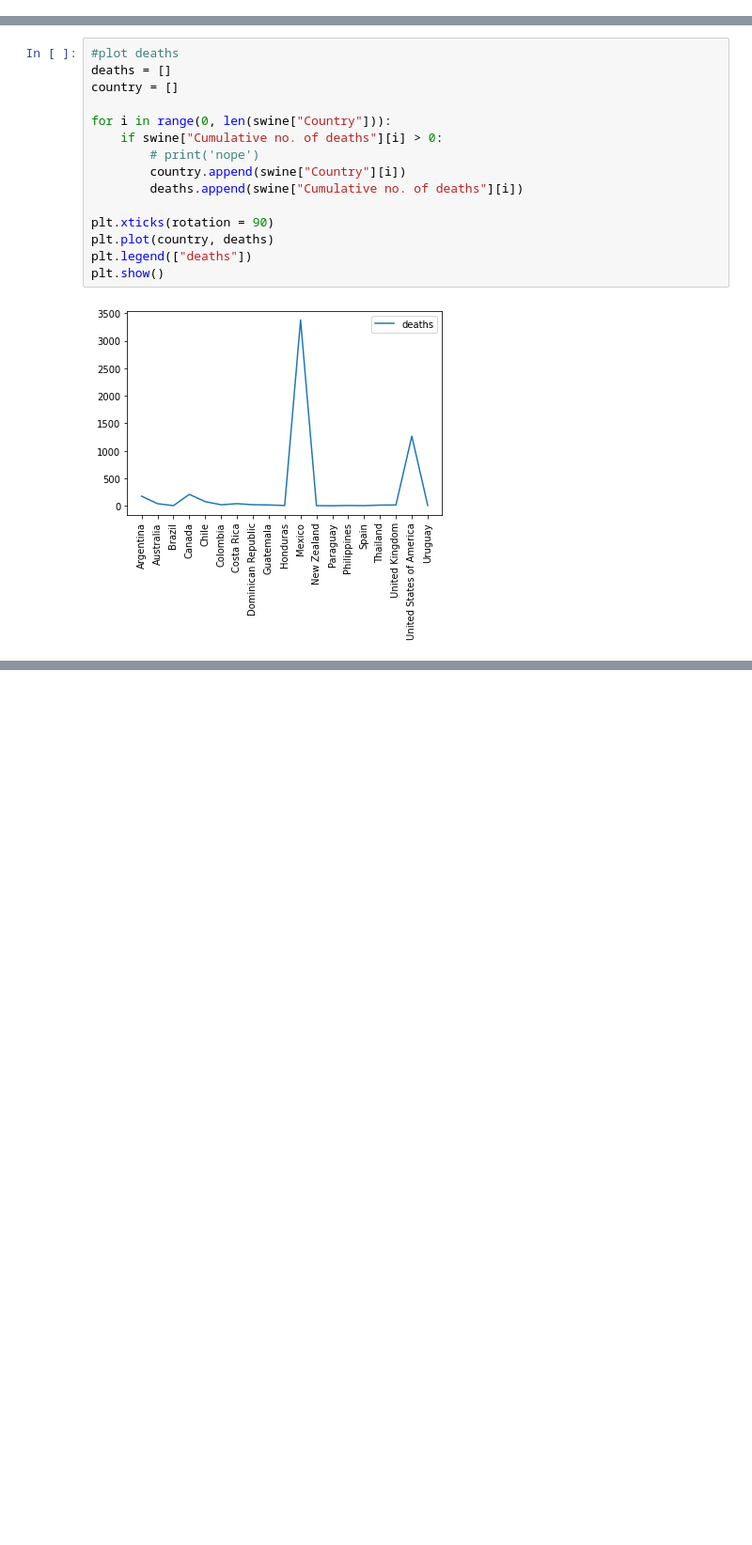
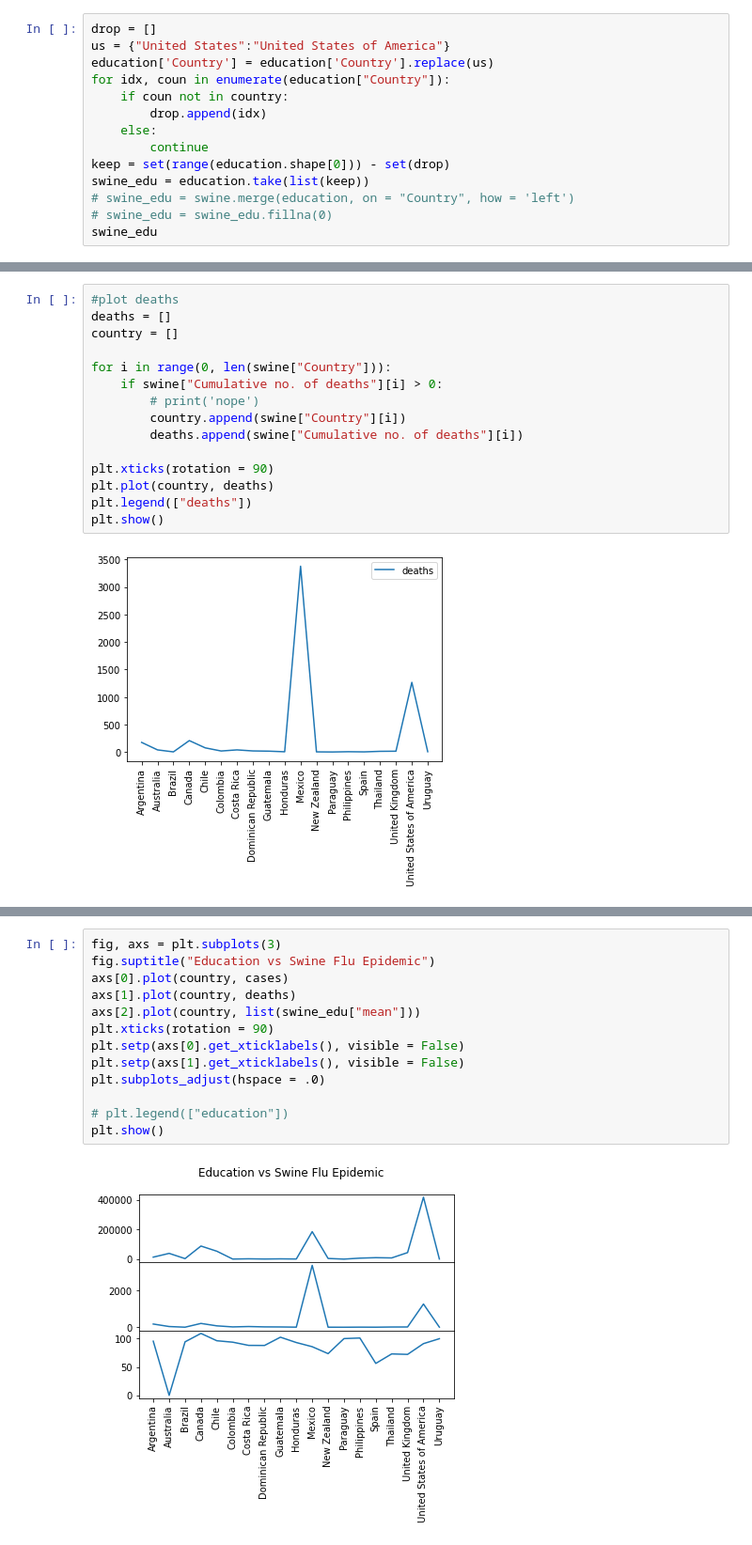
Before and after one commit to tzhang852/COMP-4447-Final-Project, a Jupyter notebook: notebooks/edu_mal.ipynb, the cells around one changed output, grey strips where cells are left out. Shown at 94% size. Cells and saved outputs as stored; diff of their text form; blank space fills up the shorter version.

Commit message:
edu graph

```diff
--- a/notebooks/edu_mal.ipynb
+++ b/notebooks/edu_mal.ipynb
@@ -128,0 +115,14 @@ swine_edu.head(1)
+# %%
+drop = []
+us = {"United States":"United States of America"}
+education['Country'] = education['Country'].replace(us)
+for idx, coun in enumerate(education["Country"]):
+    if coun not in country:
+        drop.append(idx)
+    else:
+        continue
+keep = set(range(education.shape[0])) - set(drop)
+swine_edu = education.take(list(keep))
+# swine_edu = swine.merge(education, on = "Country", how = 'left')
+# swine_edu = swine_edu.fillna(0)
+swine_edu
@@ -232,3 +188,18 @@ plt.legend(["education"])
 plt.show()
 # %% [output]
 [figure]
+# %%
+fig, axs = plt.subplots(3)
+fig.suptitle("Education vs Swine Flu Epidemic")
+axs[0].plot(country, cases)
+axs[1].plot(country, deaths)
+axs[2].plot(country, list(swine_edu["mean"]))
+plt.xticks(rotation = 90)
+plt.setp(axs[0].get_xticklabels(), visible = False)
+plt.setp(axs[1].get_xticklabels(), visible = False)
+plt.subplots_adjust(hspace = .0)
+
+# plt.legend(["education"])
+plt.show()
+# %% [output]
+[figure, added]
```
Also changed, not shown: parts of 8 cells of this notebook.
